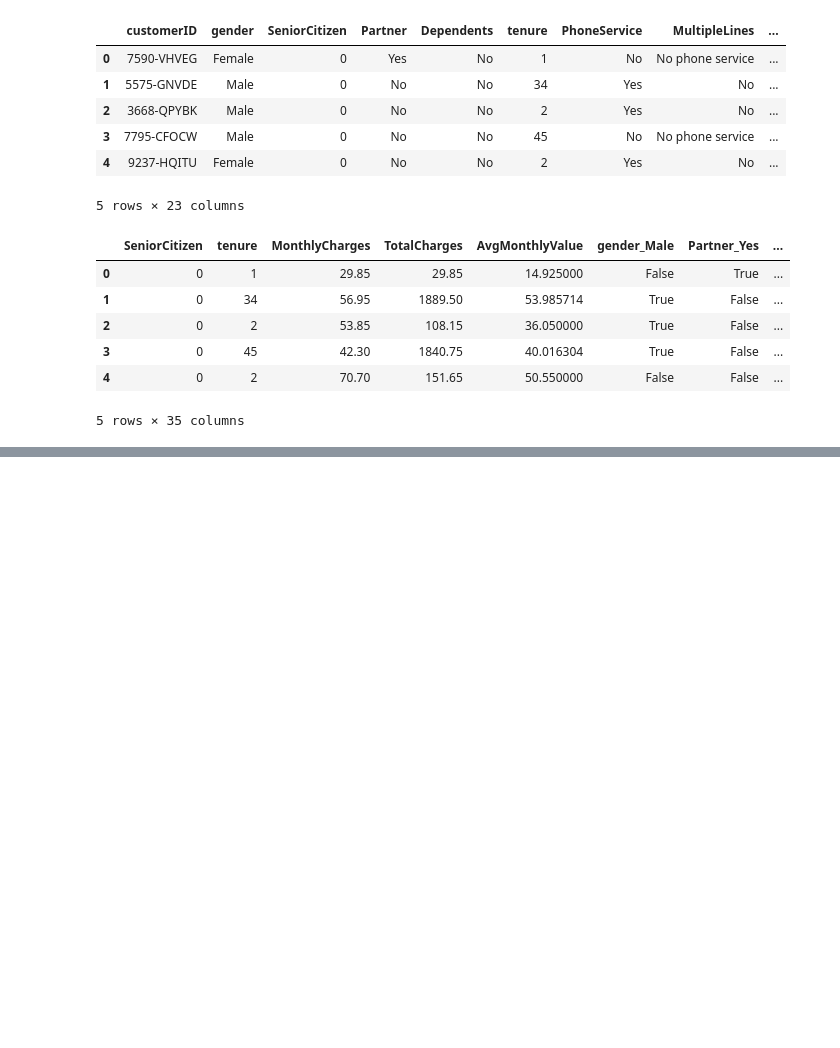
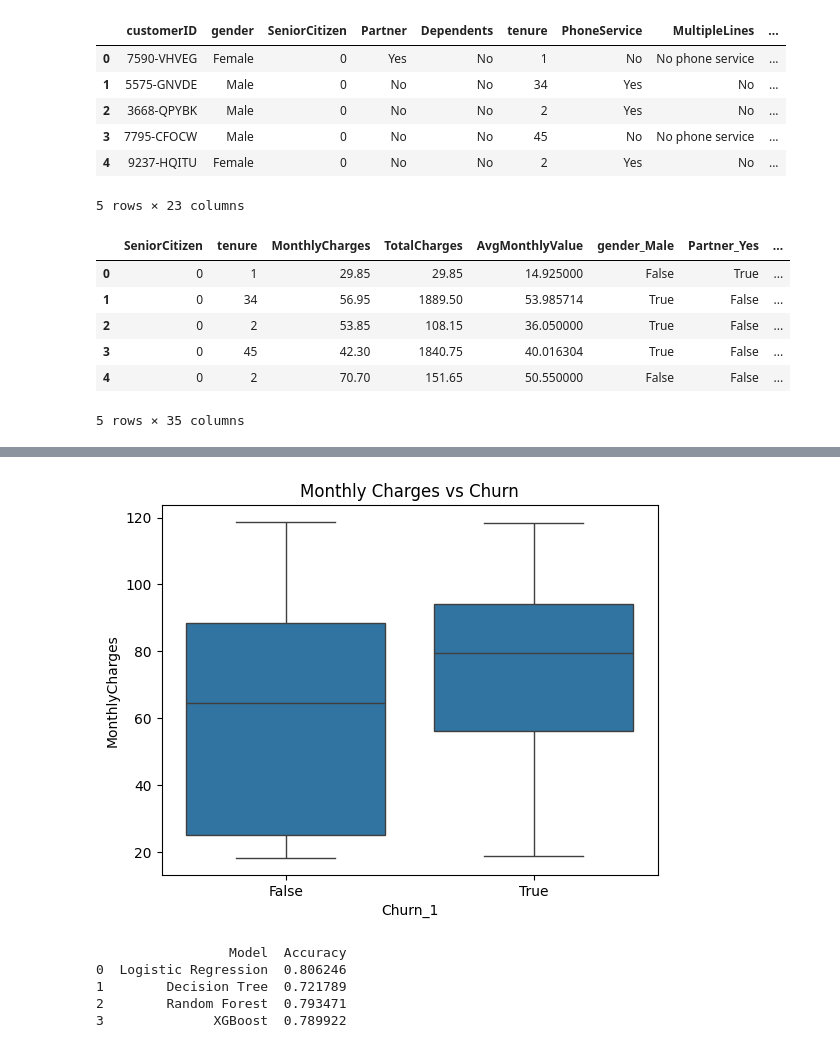
Before and after one commit to cteja2746-ima/customer-churn-prediction, a Jupyter notebook: week2_eda.ipynb, the cells around one changed output, grey strips where cells are left out. Saved outputs shown, nothing was run; the diff lists cells and outputs as text; code cells hidden in the pictures; blank space fills up the shorter version.

```diff
--- a/week2_eda.ipynb
+++ b/week2_eda.ipynb
@@ -115,0 +529,28 @@ df.head()
+# %%
+sns.boxplot(
+    x=y,
+    y=df["MonthlyCharges"]
+)
+
+plt.title("Monthly Charges vs Churn")
+
+plt.show()
+# %% [output]
+[figure, added]
+# %%
+models = ["Logistic Regression", "Decision Tree", "Random Forest", "XGBoost"]
+
+scores = [accuracy, dt_accuracy, rf_accuracy, xgb_accuracy]
+
+comparison = pd.DataFrame({
+    "Model": models,
+    "Accuracy": scores
+})
+
+print(comparison)
+# %% [output]
+                 Model  Accuracy
+0  Logistic Regression  0.806246
+1        Decision Tree  0.721789
+2        Random Forest  0.793471
+3              XGBoost  0.789922
```
Also changed, not shown: parts of 45 cells of this notebook.
